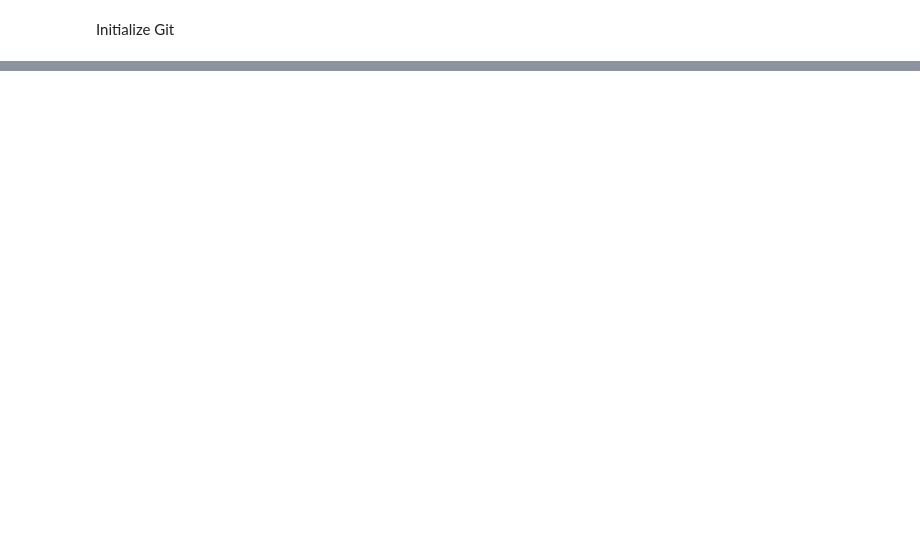
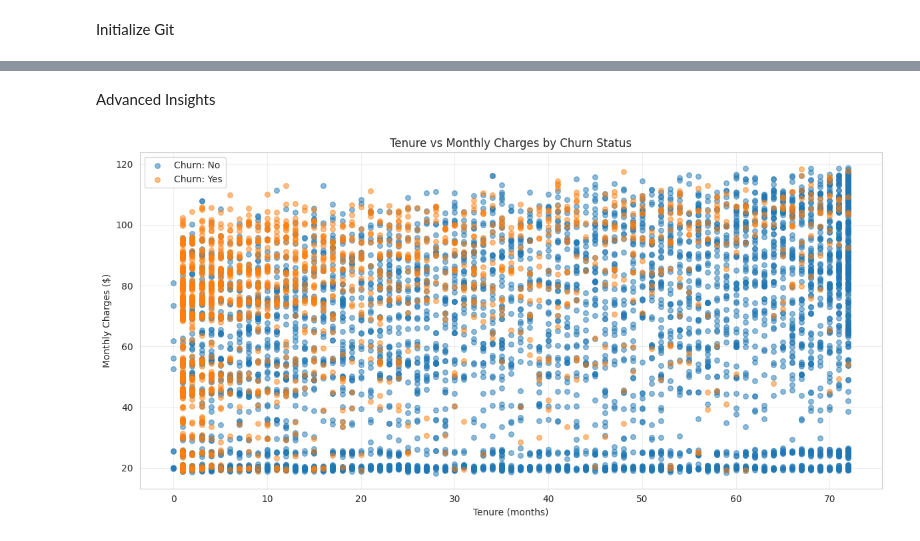
Before and after one commit to sasandi123/telco-churn-ml-project, a Jupyter notebook: notebooks/Telco_Churn_Analysis.ipynb, the cells around one changed output, grey strips where cells are left out. Drawn from its saved outputs; the diff is of its cells as text; code cells hidden in the pictures; blank space fills up the shorter version.

```diff
--- a/notebooks/Telco_Churn_Analysis.ipynb
+++ b/notebooks/Telco_Churn_Analysis.ipynb
@@ -96,0 +311,24 @@ Files created:
+# %%
+for col in numerical_cols:
+    fig, axes = plt.subplots(1, 3, figsize=(18, 4))
+
+    axes[0].hist(df[col], bins=30, edgecolor='black', alpha=0.7)
+    axes[0].set_title(f'{col} Distribution')
+    axes[0].set_xlabel(col)
+    axes[0].set_ylabel('Frequency')
+    axes[0].grid(True, alpha=0.3)
+
+    df.boxplot(column=col, by='Churn', ax=axes[1])
+    axes[1].set_title(f'{col} by Churn Status')
+    plt.suptitle('')
+
+    for churn_val in df['Churn'].unique():
+        subset = df[df['Churn'] == churn_val][col]
+        axes[2].hist(subset, bins=20, alpha=0.6, label=churn_val)
+    axes[2].set_title(f'{col} Distribution by Churn')
+    axes[2].set_xlabel(col)
+    axes[2].legend()
+
+    plt.tight_layout()
+    plt.savefig(f'outputs/{col.lower()}_analysis.png', dpi=300, bbox_inches='tight')
+    plt.show()
@@ -96,0 +424,18 @@ Files created:
+# %% [markdown]
+Advanced Insights
+# %%
+plt.figure(figsize=(12, 6))
+for churn_val in df['Churn'].unique():
+    subset = df[df['Churn'] == churn_val]
+    plt.scatter(subset['tenure'], subset['MonthlyCharges'],
+               label=f'Churn: {churn_val}', alpha=0.5, s=30)
+plt.xlabel('Tenure (months)')
+plt.ylabel('Monthly Charges ($)')
+plt.title('Tenure vs Monthly Charges by Churn Status')
+plt.legend()
+plt.grid(True, alpha=0.3)
+plt.tight_layout()
+plt.savefig('outputs/tenure_vs_charges.png', dpi=300, bbox_inches='tight')
+plt.show()
+# %% [output]
+[figure, added]
```
Also changed, not shown: parts of 67 cells of this notebook.
